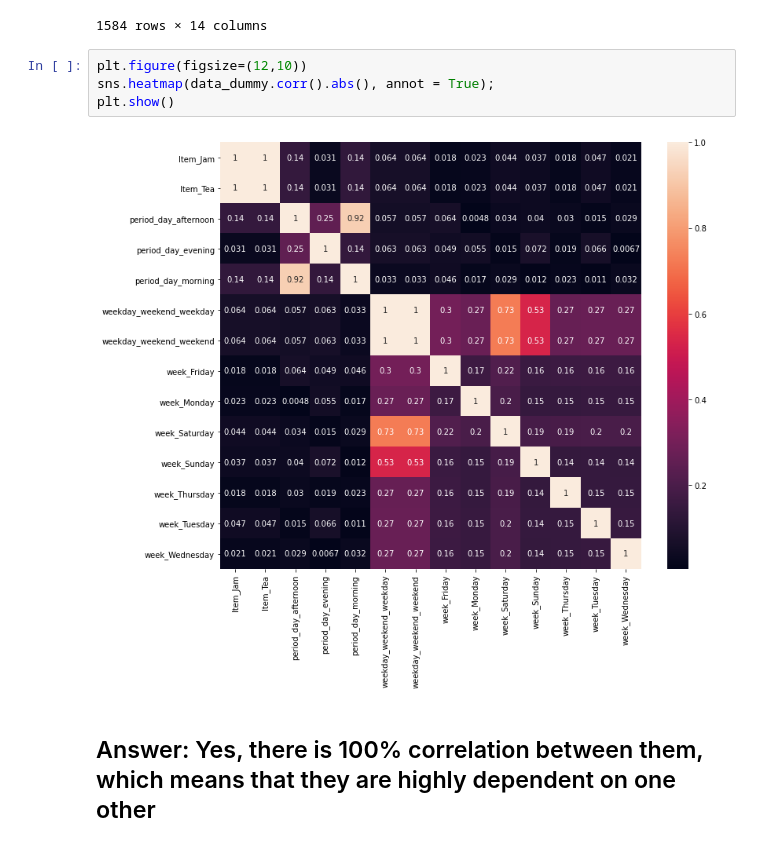
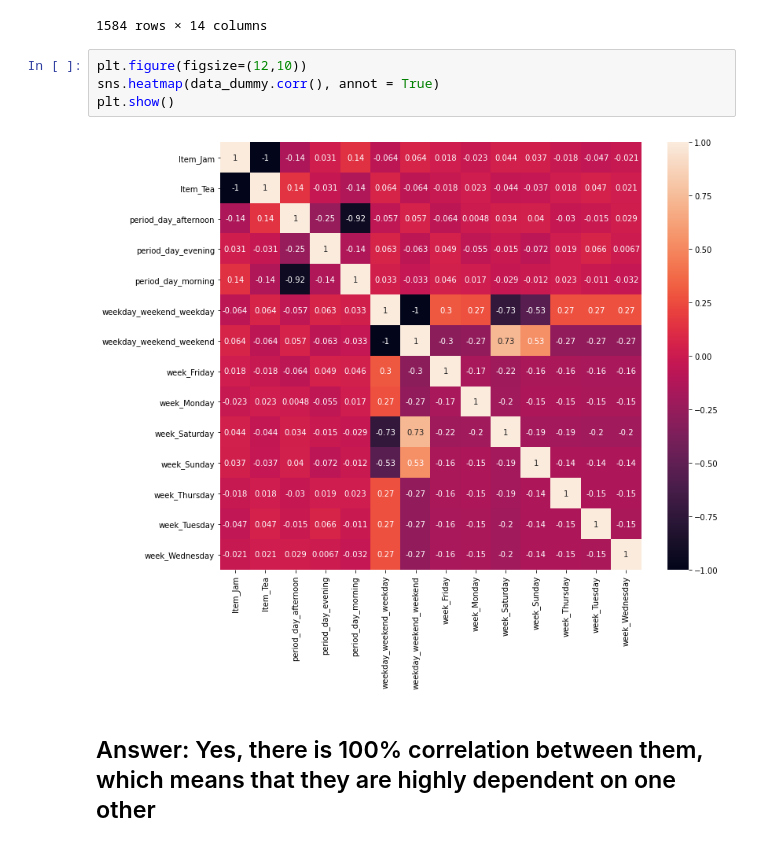
Before and after one commit to Azatuhy/interview_task, a Jupyter notebook: WhiteBone_DA_task_Azatuhi_Khachatryan.ipynb, the cells around one changed output. Cells and saved outputs as stored; diff of their text form.

```diff
--- a/WhiteBone_DA_task_Azatuhi_Khachatryan.ipynb
+++ b/WhiteBone_DA_task_Azatuhi_Khachatryan.ipynb
@@ -280,10 +280,10 @@ data_dummy
 1584 rows × 14 columns
 # %%
 plt.figure(figsize=(12,10))
-sns.heatmap(data_dummy.corr().abs(), annot = True);
+sns.heatmap(data_dummy.corr(), annot = True)
 plt.show()
 # %% [output]
-[figure, old version]
+[figure, new version]
 # %% [markdown]
 ## Answer: Yes, there is 100% correlation between them, which means that they are highly dependent on one other
 # %% [markdown]
```
Also changed, not shown: parts of 2 cells of this notebook.
